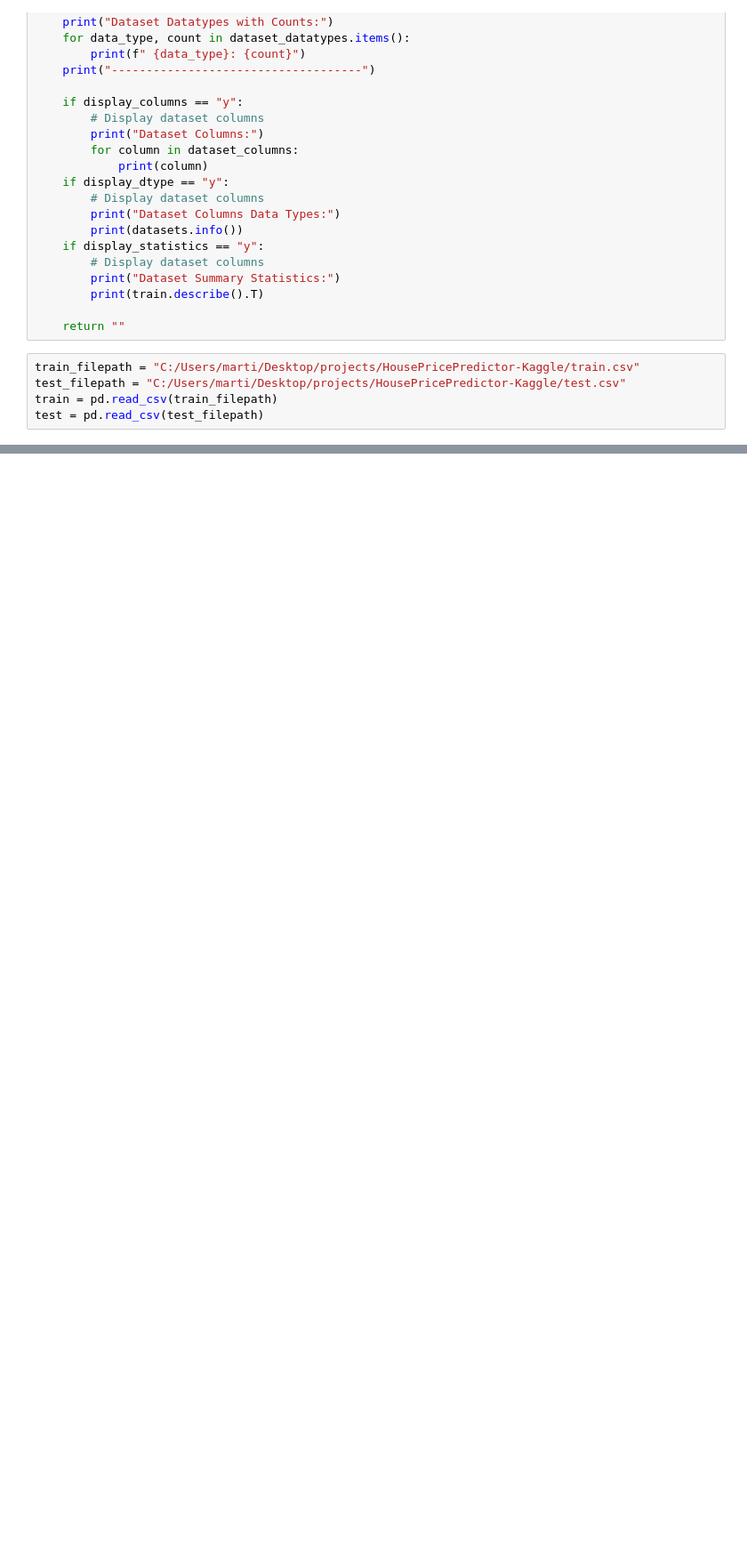
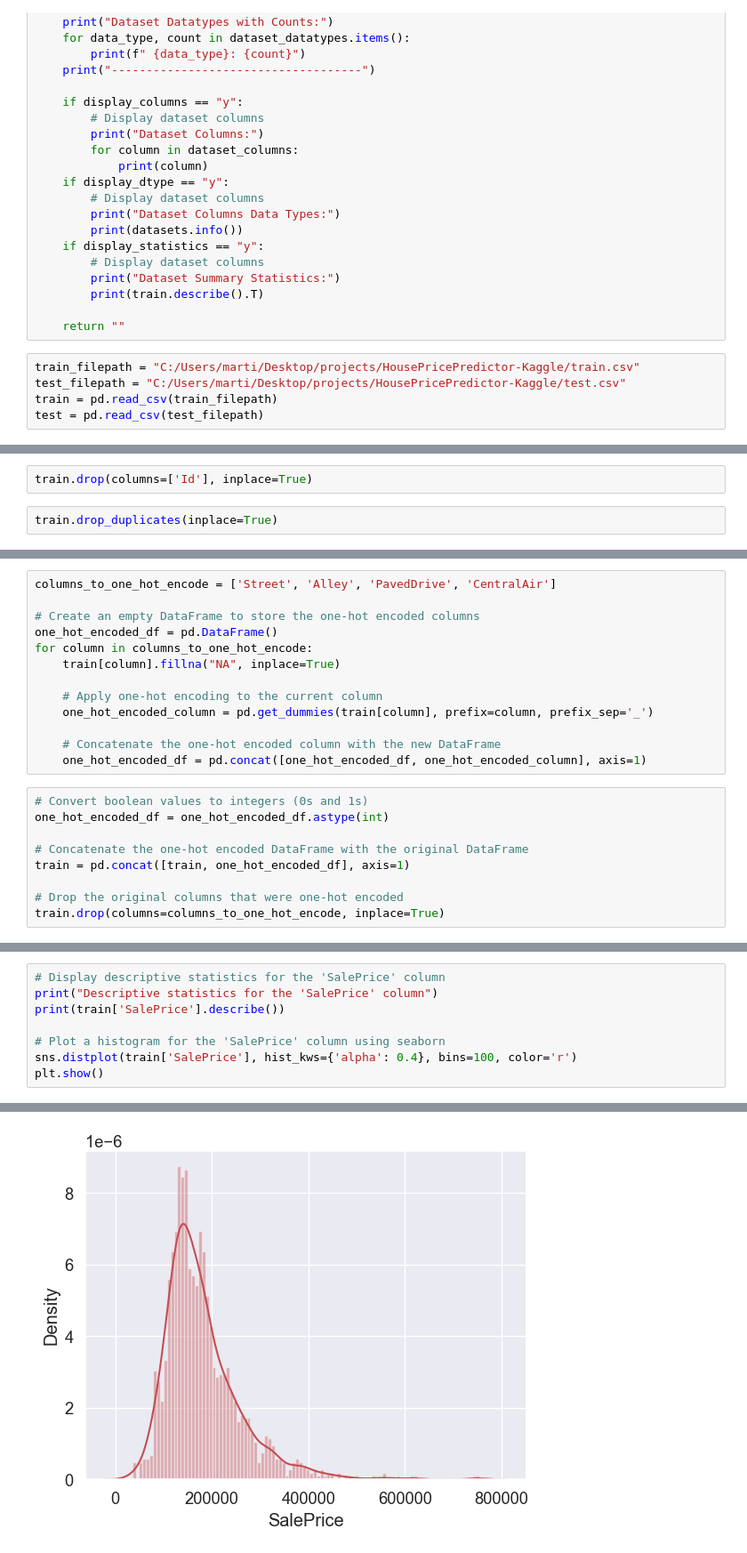
Before and after one commit to donatomartinelli/HousePricePredictor-Kaggle, a Jupyter notebook: main.ipynb, the cells around one changed output, grey strips where cells are left out. Shown: that part at 89% size. Cells and saved outputs as stored; diff of their text form; blank space fills up the shorter version.

```diff
--- a/main.ipynb
+++ b/main.ipynb
@@ -121,0 +130,4 @@ SalePrice      163000.0  214000.00  755000.0
+# %%
+train.drop(columns=['Id'], inplace=True)
+# %%
+train.drop_duplicates(inplace=True)
@@ -121,0 +171,22 @@ SalePrice      163000.0  214000.00  755000.0
+# %%
+columns_to_one_hot_encode = ['Street', 'Alley', 'PavedDrive', 'CentralAir']
+
+# Create an empty DataFrame to store the one-hot encoded columns
+one_hot_encoded_df = pd.DataFrame()
+for column in columns_to_one_hot_encode:
+    train[column].fillna("NA", inplace=True)
+
+    # Apply one-hot encoding to the current column
+    one_hot_encoded_column = pd.get_dummies(train[column], prefix=column, prefix_sep='_')
+
+    # Concatenate the one-hot encoded column with the new DataFrame
+    one_hot_encoded_df = pd.concat([one_hot_encoded_df, one_hot_encoded_column], axis=1)
+# %%
+# Convert boolean values to integers (0s and 1s)
+one_hot_encoded_df = one_hot_encoded_df.astype(int)
+
+# Concatenate the one-hot encoded DataFrame with the original DataFrame
+train = pd.concat([train, one_hot_encoded_df], axis=1)
+
+# Drop the original columns that were one-hot encoded
+train.drop(columns=columns_to_one_hot_encode, inplace=True)
@@ -121,0 +231,9 @@ SalePrice      163000.0  214000.00  755000.0
+# %%
+# Display descriptive statistics for the 'SalePrice' column
+print("Descriptive statistics for the 'SalePrice' column")
+print(train['SalePrice'].describe())
+
+# Plot a histogram for the 'SalePrice' column using seaborn
+sns.distplot(train['SalePrice'], hist_kws={'alpha': 0.4}, bins=100, color='r')
+plt.show()
+# %% [output]
@@ -121,0 +250 @@ SalePrice      163000.0  214000.00  755000.0
+[figure, added]
```
Also changed, not shown: parts of 14 cells of this notebook, 2 other files.
